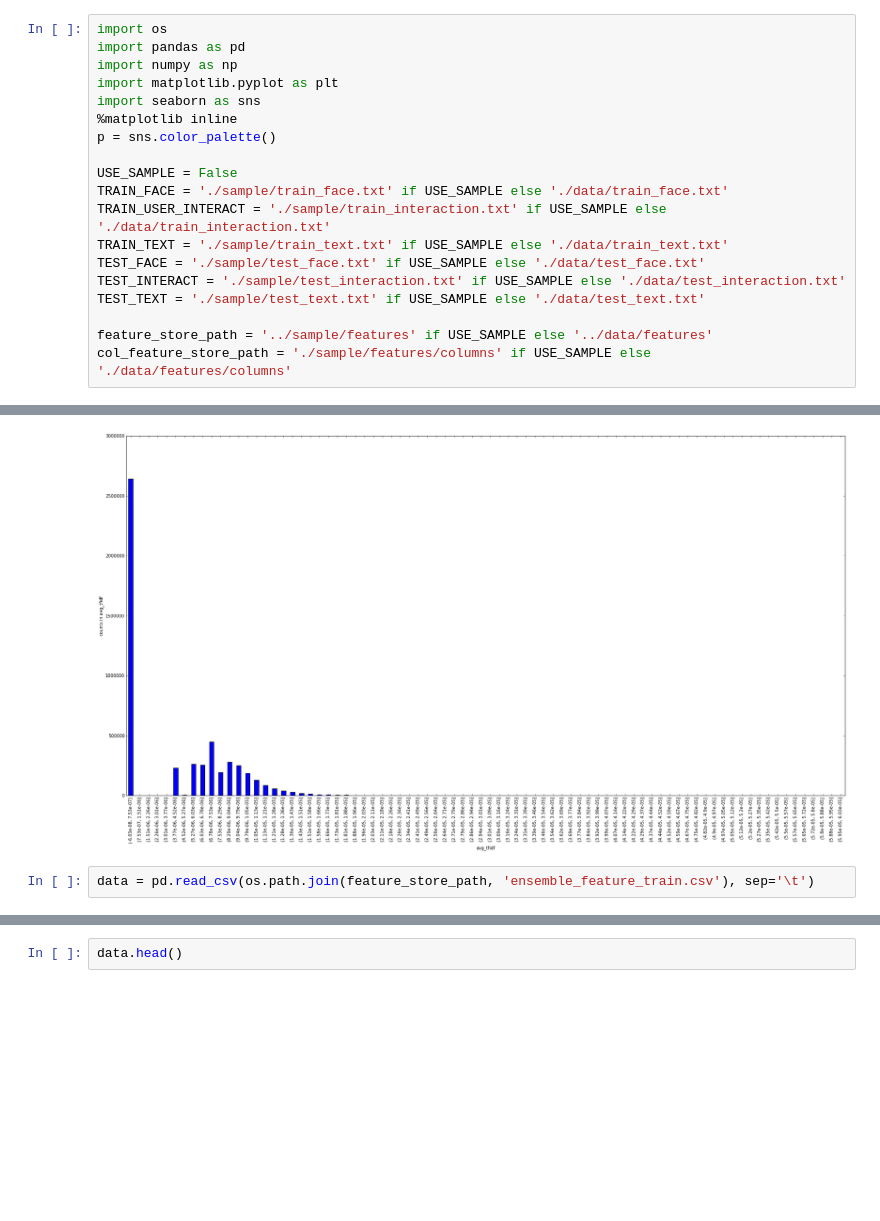
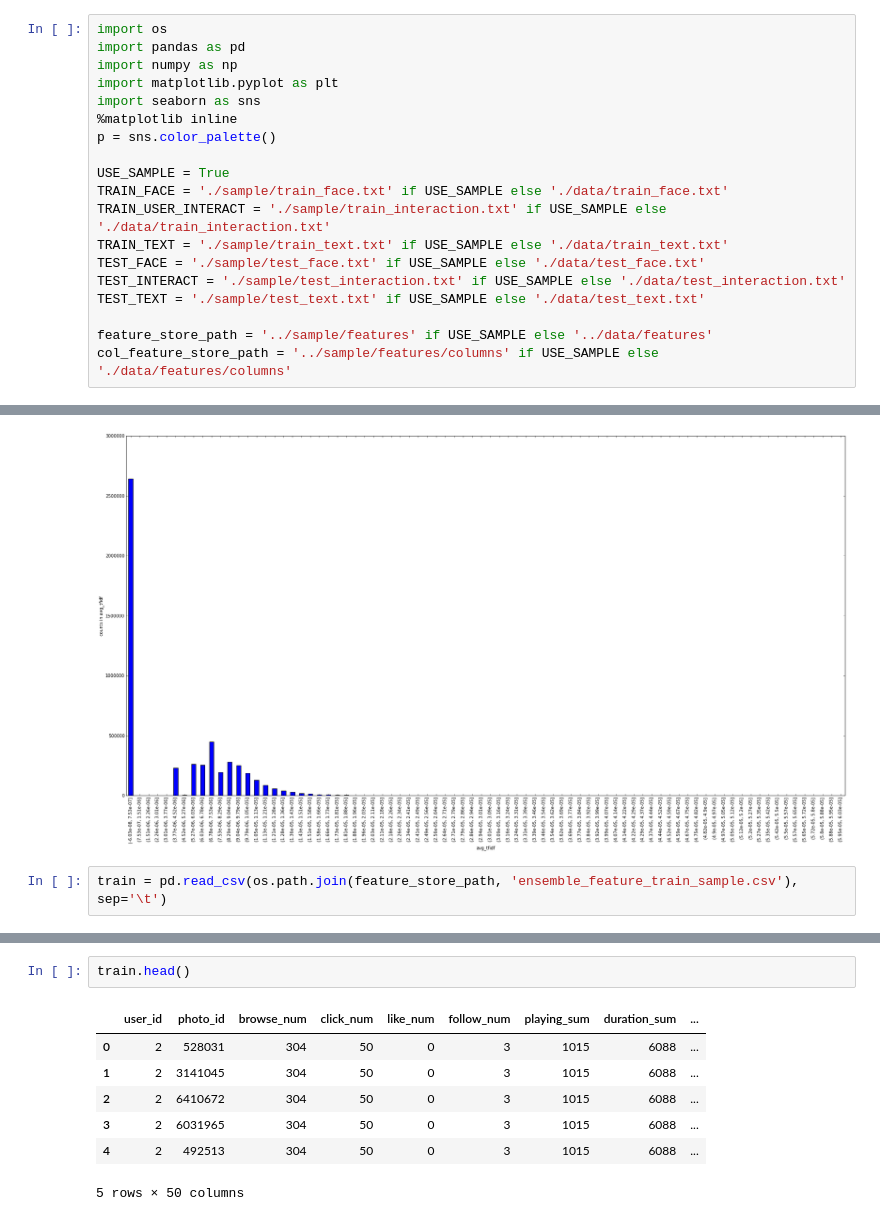
Before and after one commit to kitianFresh/kuaishou, a Jupyter notebook: features/eda1.ipynb, the cells around one changed output, grey strips where cells are left out. Drawn from its saved outputs; the diff is of its cells as text; blank space fills up the shorter version.

```diff
--- a/features/eda1.ipynb
+++ b/features/eda1.ipynb
@@ -7,7 +7,7 @@ import seaborn as sns
 %matplotlib inline
 p = sns.color_palette()
 
-USE_SAMPLE = False
+USE_SAMPLE = True
 TRAIN_FACE = './sample/train_face.txt' if USE_SAMPLE else './data/train_face.txt'
 TRAIN_USER_INTERACT = './sample/train_interaction.txt' if USE_SAMPLE else './data/train_interaction.txt'
 TRAIN_TEXT = './sample/train_text.txt' if USE_SAMPLE else './data/train_text.txt'
@@ -16,7 +16,7 @@ TEST_INTERACT = './sample/test_interaction.txt' if USE_SAMPLE else './data/test_
 TEST_TEXT = './sample/test_text.txt' if USE_SAMPLE else './data/test_text.txt'
 
 feature_store_path = '../sample/features' if USE_SAMPLE else '../data/features'
-col_feature_store_path = './sample/features/columns' if USE_SAMPLE else './data/features/columns'
+col_feature_store_path = '../sample/features/columns' if USE_SAMPLE else './data/features/columns'
 # %%
 def plot_data_cut(df, col, n_bins=20):
     quartiles = pd.cut(df[col], n_bins)
@@ -104,4 +104,4 @@ plot_data_cut(photos, 'avg_tfidf', 80)
 # %% [output]
 [figure]
 # %%
-data = pd.read_csv(os.path.join(feature_store_path, 'ensemble_feature_train.csv'), sep='\t')
+train = pd.read_csv(os.path.join(feature_store_path, 'ensemble_feature_train_sample.csv'), sep='\t')
@@ -108,2 +128,10 @@ data = pd.read_csv(os.path.join(feature_store_path, 'ensemble_feature_train.csv'
 # %%
-data.head()
+train.head()
+# %% [output]
+|  | user_id | photo_id | browse_num | click_num | like_num | follow_num | playing_sum | duration_sum | ... |
+| 0 | 2 | 528031 | 304 | 50 | 0 | 3 | 1015 | 6088 | ... |
+| 1 | 2 | 3141045 | 304 | 50 | 0 | 3 | 1015 | 6088 | ... |
+| 2 | 2 | 6410672 | 304 | 50 | 0 | 3 | 1015 | 6088 | ... |
+| 3 | 2 | 6031965 | 304 | 50 | 0 | 3 | 1015 | 6088 | ... |
+| 4 | 2 | 492513 | 304 | 50 | 0 | 3 | 1015 | 6088 | ... |
+5 rows × 50 columns
```
Also changed, not shown: parts of 4 cells of this notebook, 7 other files.
